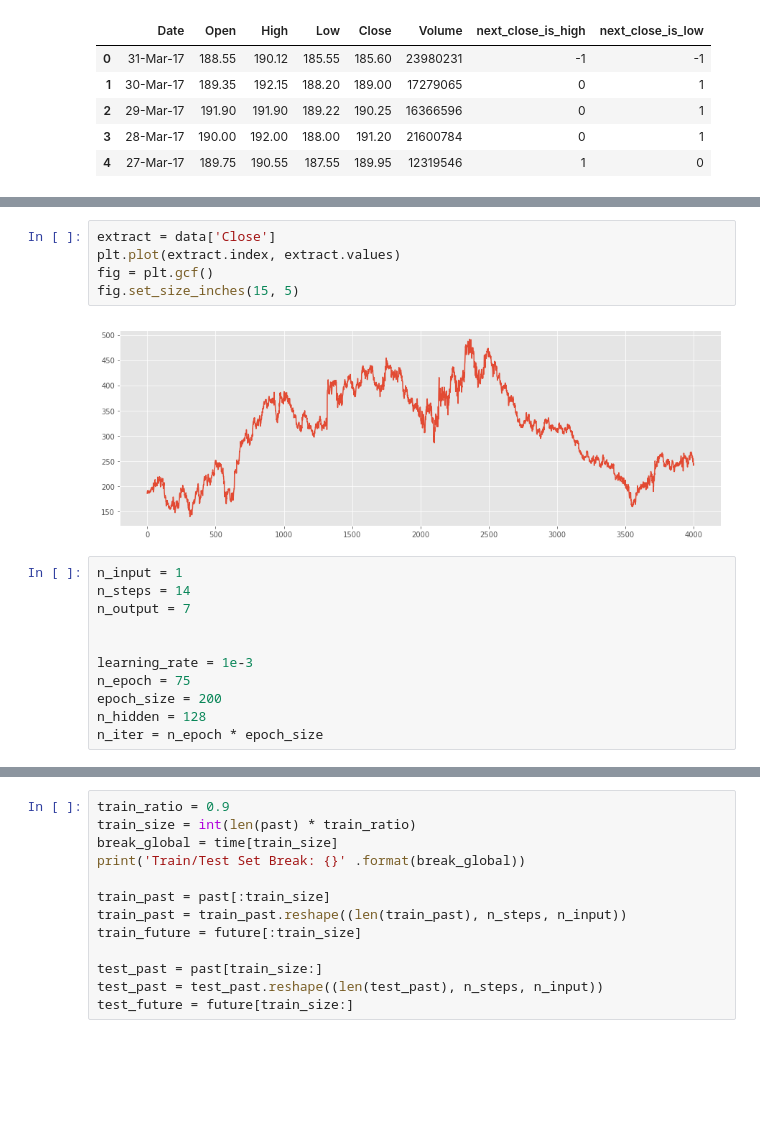
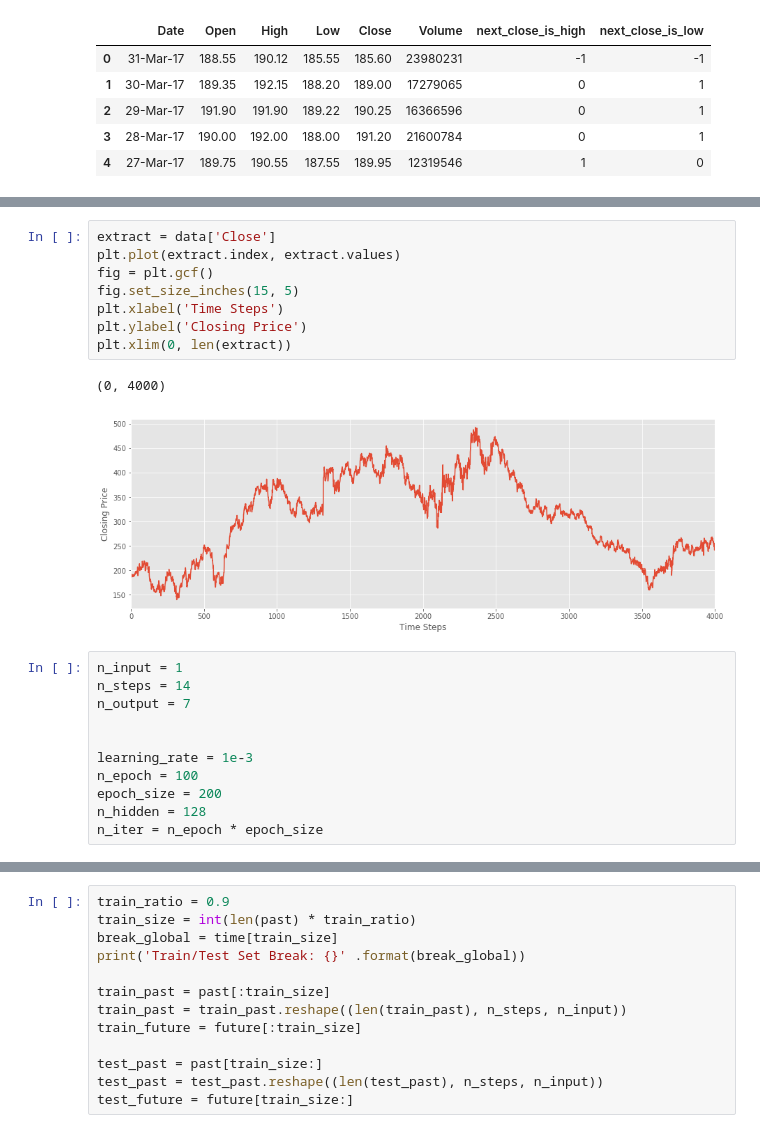
Before and after one commit to ppyht2/tf-exercise, a Jupyter notebook: ex10. RNN for Stocks/Stock RNN.ipynb, the cells around one changed output, grey strips where cells are left out. Drawn from its saved outputs; the diff is of its cells as text; blank space fills up the shorter version.

```diff
--- a/ex10. RNN for Stocks/Stock RNN.ipynb
+++ b/ex10. RNN for Stocks/Stock RNN.ipynb
@@ -32,10 +40,14 @@ data.describe()
 # %%
 extract = data['Close']
 plt.plot(extract.index, extract.values)
 fig = plt.gcf()
 fig.set_size_inches(15, 5)
+plt.xlabel('Time Steps')
+plt.ylabel('Closing Price')
+plt.xlim(0, len(extract))
 # %% [output]
+(0, 4000)
-[figure, old version]
+[figure, new version]
 # %%
 n_input = 1
 n_steps = 14
@@ -43,7 +55,7 @@ n_output = 7
 
 
 learning_rate = 1e-3
-n_epoch = 75
+n_epoch = 100
 epoch_size = 200
 n_hidden = 128
 n_iter = n_epoch * epoch_size
```
Also changed, not shown: parts of 7 cells of this notebook.
